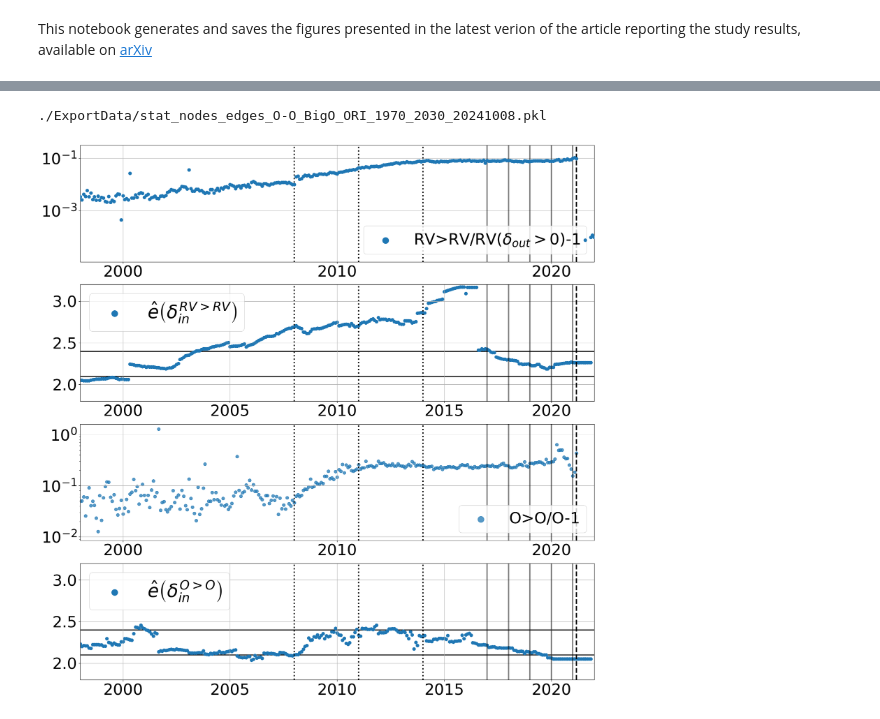
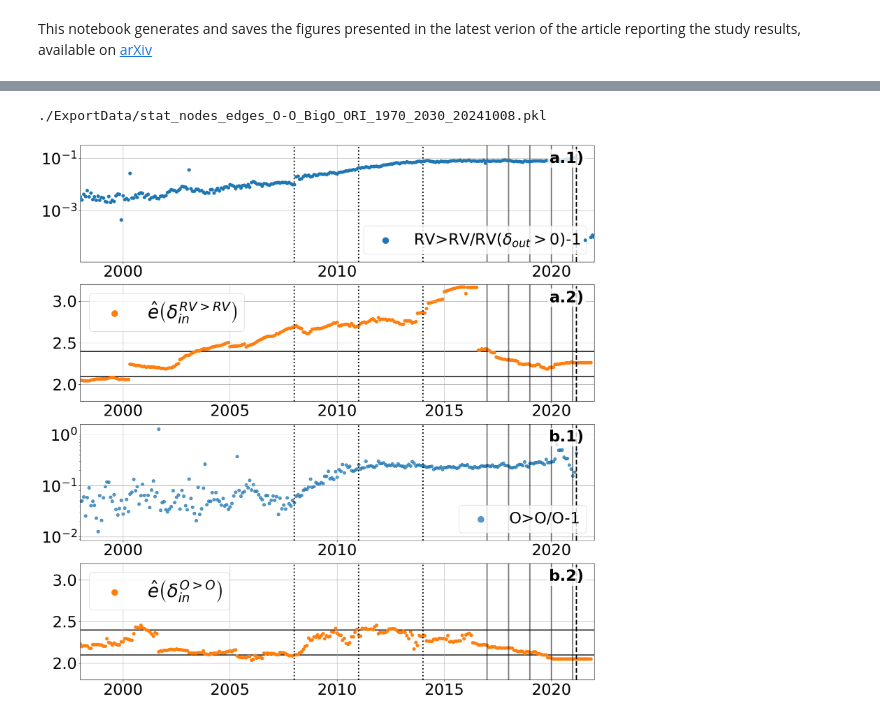
Before and after one commit to grouss/growing-network-study, a Jupyter notebook: Replication_Package_Figures.ipynb, the cells around one changed output, grey strips where cells are left out. Cells and saved outputs as stored; diff of their text form; code cells hidden in the pictures.

```diff
--- a/Replication_Package_Figures.ipynb
+++ b/Replication_Package_Figures.ipynb
@@ -100,10 +100,10 @@ This figure was created using a python script.
 # python script
 # ! image is saved in exportpath
 
-Rebuild=False
+Rebuild=True
 Fsave=True
 if Rebuild:
-    stat=pickle.load(open(exportpath+"stat_nodes_edges_1970_2030_20240517.pkl","rb"))
+    stat=pickle.load(open(exportpath+"/stat_nodes_edges_1970_2030_20240517.pkl","rb"))
 
     nfig=2
     fontsize=32
@@ -154,5 +154,5 @@ if Rebuild:
     shiftlabels(fig,axs[1])
 
     if Fsave:
-        plt.savefig(exportpath+'Nodes_Edges_1970_2030.png', format='png', dpi=300,bbox_inches='tight')
+        plt.savefig(exportpath+'/Figures/Nodes_Edges_1970_2030.png', format='png', dpi=300,bbox_inches='tight')
     plt.show()
@@ -353,6 +494,8 @@ if Rebuild:
     ax4.set_xticks([2000,2005,2010,2015,2020])
     ax5.set_xticks([1980,1990,2000,2010,2020])
     ax6.set_xticks([2000,2005,2010,2015,2020])
+
+
 
     # First line
     filename=exportpath+"stat_nodes_edges_O-O_BigO_ORI_1970_2030_20241008.pkl"
@@ -398,34 +541,44 @@ if Rebuild:
 
     # fourth line
 
     xdate,x_min,e_x_min,D_max,Nnodes,Nedges=pickle.load(open(exportpath+"degreeInOutHisto_TT_O-O_BigO_Month_1980_2025_20241008.weightedKS_6_SL_True.ehat.pkl","rb"))
-    ax6.scatter(xdate,e_x_min,s=50,label=r'$\hat{e}\left(\delta_{in}^{O>O}\right)$')
+    ax6.scatter(xdate,e_x_min,s=50,c="tab:orange",label=r'$\hat{e}\left(\delta_{in}^{O>O}\right)$')
     xdate,x_min,e_x_min,D_max,Nnodes,Nedges=pickle.load(open(exportpath+"degreeInOutHisto_TT_Month_1980_2025_20240924.weightedKS_6.ehat.pkl","rb"))
-    ax4.scatter(xdate,e_x_min,s=50,label=r'$\hat{e}\left(\delta_{in}^{RV>RV}\right)$')
+    ax4.scatter(xdate,e_x_min,s=50,c="tab:orange",label=r'$\hat{e}\left(\delta_{in}^{RV>RV}\right)$')
 
     ax6.set_ylim(1.8,3.2)
     ax6.set_xlim(1998,2022)
     ax6.tick_params(axis='both',which='both',labelsize=fontsize)
     ax6.legend(loc='upper left',fontsize=fontsize+6,ncol=1,markerscale=2)
     ax6.grid()
     VerticalLinesLocal(ax6)
     ax6.axhline(y=2.4,color='k',linestyle='-',alpha=1,lw=2,zorder=-10)
     ax6.axhline(y=2.1,color='k',linestyle='-',alpha=1,lw=2,zorder=-10)
 
     ax4.set_ylim(1.8,3.2)
     ax4.set_xlim(1998,2022)
     ax4.tick_params(axis='both',which='both',labelsize=fontsize)
     ax4.legend(loc='upper left',fontsize=fontsize+6,ncol=1,markerscale=2)
     ax4.grid()
     VerticalLinesLocal(ax4)
     ax4.axhline(y=2.4,color='k',linestyle='-',alpha=1,lw=2,zorder=-10)
     ax4.axhline(y=2.1,color='k',linestyle='-',alpha=1,lw=2,zorder=-10)
 
+    bbox=dict(facecolor='white', edgecolor='none', alpha=0.8)
+    ax3.text(0.98, 0.95, 'a.1)', transform=ax3.transAxes,
+             fontsize=fontsize, fontweight='bold', va='top', ha='right',bbox=bbox,zorder=10)
+    ax4.text(0.98, 0.95, 'a.2)', transform=ax4.transAxes,
+             fontsize=fontsize, fontweight='bold', va='top', ha='right',bbox=bbox,zorder=10)
+    ax5.text(0.98, 0.95, 'b.1)', transform=ax5.transAxes,
+             fontsize=fontsize, fontweight='bold', va='top', ha='right',bbox=bbox,zorder=10)
+    ax6.text(0.98, 0.95, 'b.2)', transform=ax6.transAxes,
+             fontsize=fontsize, fontweight='bold', va='top', ha='right',bbox=bbox,zorder=10)
+
     plt.tight_layout()
 
     if Fsave:
-        plt.savefig(exportpath+'Merge_InOutDegree_OO_RVRV_bottom.png', format='png', dpi=300,bbox_inches='tight')
+        plt.savefig(exportpath+'/Figures/Merge_InOutDegree_OO_RVRV_bottom.png', format='png', dpi=300,bbox_inches='tight')
     plt.show()
 # %% [output]
 ./ExportData/stat_nodes_edges_O-O_BigO_ORI_1970_2030_20241008.pkl
-[figure, old version]
+[figure, new version]
```
Also changed, not shown: parts of 19 cells of this notebook, 37 other files.
